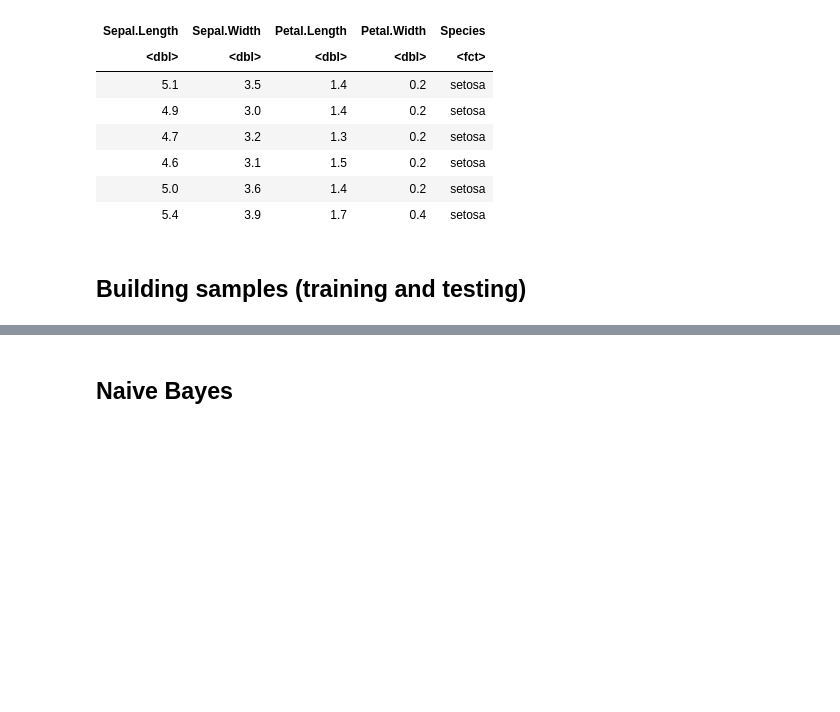
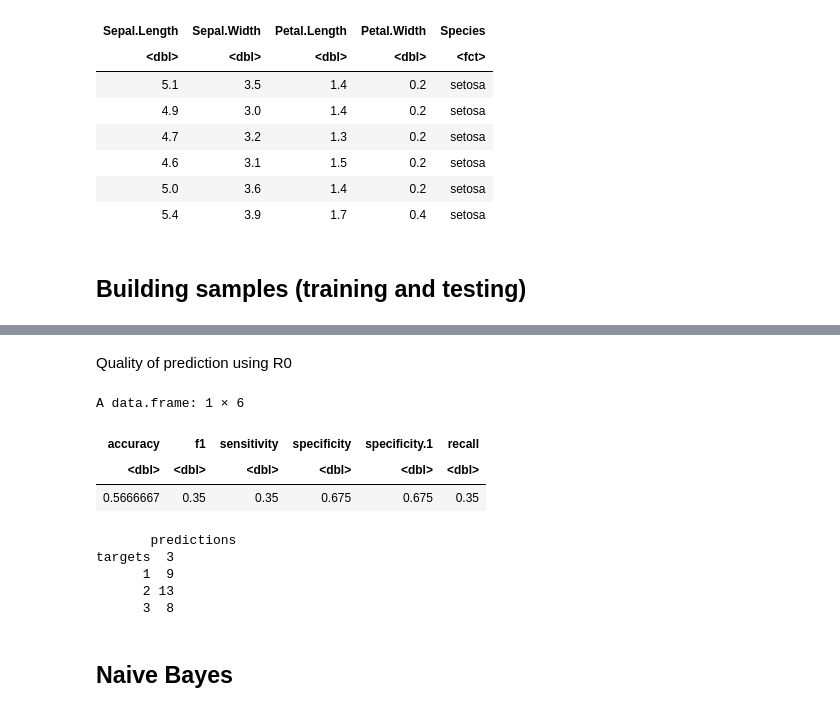
Before and after one commit to eogasawara/mylibrary, a Jupyter notebook: myPredictions.ipynb, the cells around one changed output, grey strips where cells are left out. Saved outputs shown, nothing was run; the diff lists cells and outputs as text; code cells hidden in the pictures; blank space fills up the shorter version.

```diff
--- a/myPredictions.ipynb
+++ b/myPredictions.ipynb
@@ -52,3 +61,18 @@ A data.frame: 1 × 6
+# %% [markdown]
+Quality of prediction using R0
+# %%
+head(model$train$metrics)
+head(test$conf_mat)
+# %% [output]
+A data.frame: 1 × 6
+| accuracy | f1 | sensitivity | specificity | specificity.1 | recall |
+| <dbl> | <dbl> | <dbl> | <dbl> | <dbl> | <dbl> |
+| 0.5666667 | 0.35 | 0.35 | 0.675 | 0.675 | 0.35 |
+       predictions
+targets  3
+      1  9
+      2 13
+      3  8
 # %% [markdown]
 ## Naive Bayes
 # %%
```
Also changed, not shown: parts of 6 cells of this notebook, 1 other file.
